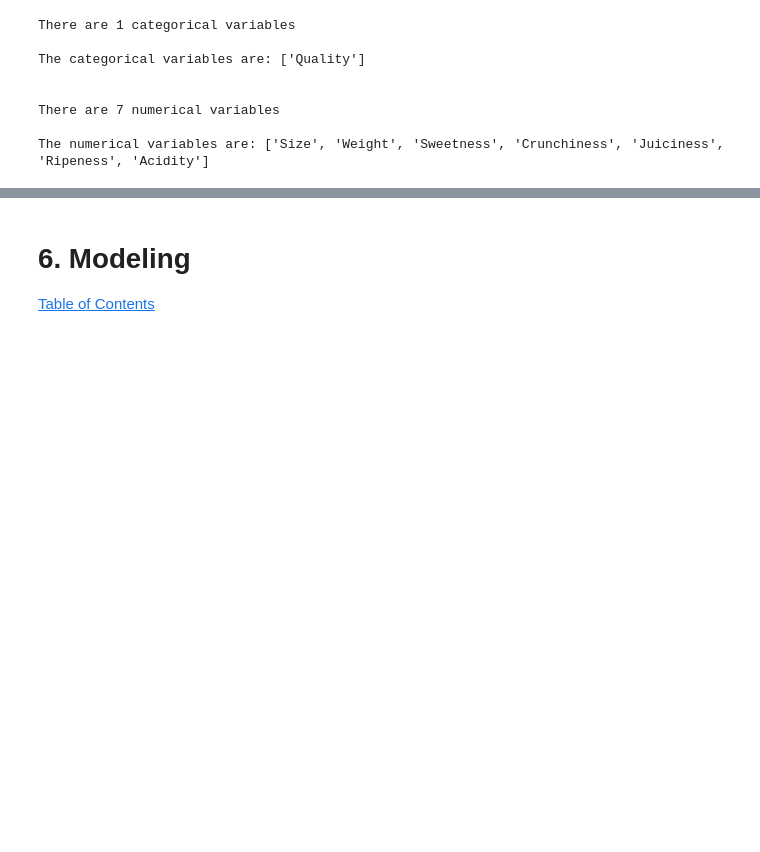
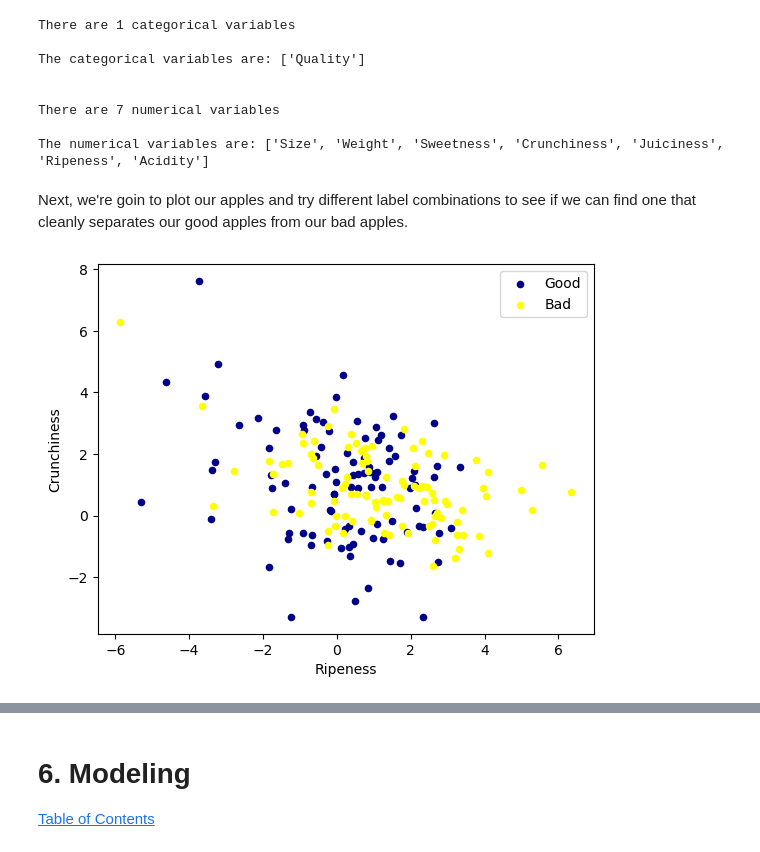
Before and after one commit to apaquette/SupportVectorMachine, a Jupyter notebook: Support Vector Machine.ipynb, the cells around one changed output, grey strips where cells are left out. Drawn from its saved outputs; the diff is of its cells as text; code cells hidden in the pictures; blank space fills up the shorter version.

Commit message:
Added chart plotting to try and identify good labels to train the model on

```diff
--- a/Support Vector Machine.ipynb
+++ b/Support Vector Machine.ipynb
@@ -217,3 +217,5 @@ The categorical variables are: ['Quality']
 There are 7 numerical variables
 
 The numerical variables are: ['Size', 'Weight', 'Sweetness', 'Crunchiness', 'Juiciness', 'Ripeness', 'Acidity']
+# %% [markdown]
+Next, we're goin to plot our apples and try different label combinations to see if we can find one that cleanly separates our good apples from our bad apples.
@@ -219,0 +231,9 @@ The numerical variables are: ['Size', 'Weight', 'Sweetness', 'Crunchiness', 'Jui
+# %%
+x_axis = 'Ripeness'
+y_axis = 'Crunchiness'
+
+ax = df[df['Quality'] == 'good'][0:100].plot(kind='scatter', x=x_axis, y=y_axis, color='DarkBlue', label='Good');
+df[df['Quality'] == 'bad'][0:100].plot(kind='scatter', x=x_axis, y=y_axis, color='Yellow', label='Bad', ax=ax);
+plt.show()
+# %% [output]
+[figure, added]
```
Also changed, not shown: parts of 4 cells of this notebook.
